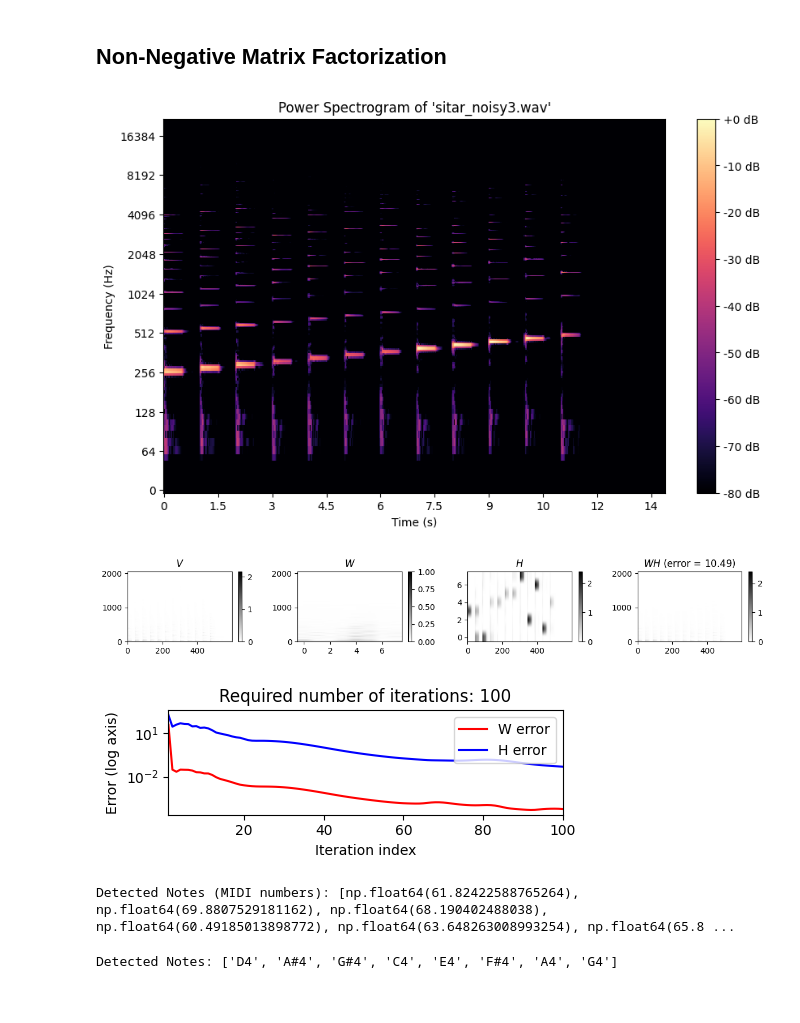
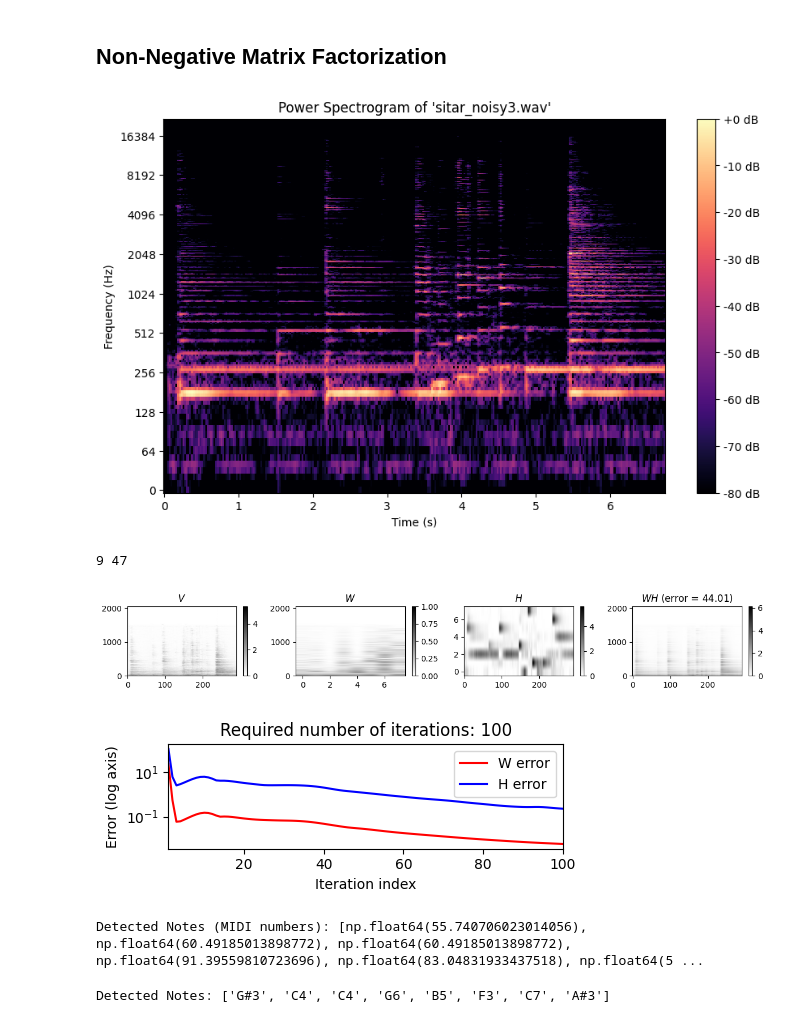
Before and after one commit to chefhaider/MPA_sitar, a Jupyter notebook: finale.ipynb, the cells around one changed output. Drawn from its saved outputs; the diff is of its cells as text; code cells hidden in the pictures.

```diff
--- a/finale.ipynb
+++ b/finale.ipynb
@@ -1051,27 +988,34 @@ def nmf(V, R, thresh=0.001, L=1000, W=None, H=None, norm=False, report=False):
 # %%
-sitar_path = "audio_files/sitar_notes.wav"
+sitar_path = "audio_files/sitar4_1.wav"
 piano_path = "audio_files/music_notes.wav"
-x, Fs = librosa.load(piano_path, sr=None)
+
+x, Fs = librosa.load(sitar_path, sr=None)
 # x, Fs = librosa.load(piano_path, sr=None)
 # Audio(x, rate=Fs)
 N = 2048 * 2
 H = N // 4
 hop = H
 n_fft = N
+# x_h, x_p = HPSS(x, 1024, 512, "hann", Fs, 0.2, 500)
+
 
 X = librosa.stft(x, n_fft=N, hop_length=H, win_length=N, window='hann', pad_mode='constant')
 Y = np.abs(X) ** 2
 
 plt.figure(figsize=(10, 6))
 librosa.display.specshow(librosa.amplitude_to_db(Y, ref=np.max),
                          sr=Fs, hop_length=H, x_axis='time', y_axis='log', cmap='magma')
 plt.colorbar(format="%+2.0f dB")
 plt.title("Power Spectrogram of 'sitar_noisy3.wav'")
 plt.xlabel("Time (s)")
 plt.ylabel("Frequency (Hz)")
 plt.show()
 # %% [output]
-[figure, old version]
+[figure, new version]
+# %%
+x_h, x_p = HPSS(x, N, H, "hann", Fs, 0.2, 500)
+# %% [output]
+9 47
 # %%
 V = np.log(1 + np.abs(X))
 K = V.shape[0]
@@ -1104,8 +1048,8 @@ plt.xlim([1, num_iter])
 plt.legend()
 plt.tight_layout()
 # %% [output]
-[figure, old version]
+[figure, new version]
-[figure, old version]
+[figure, new version]
 # %%
 # post processing
 
@@ -1125,7 +1069,7 @@ for r in range(R):
 
 print("Detected Notes (MIDI numbers):", note_pitches)
 # %% [output]
-Detected Notes (MIDI numbers): [np.float64(61.82422588765264), np.float64(69.8807529181162), np.float64(68.190402488038), np.float64(60.49185013898772), np.float64(63.648263008993254), np.float64(65.8 ...
+Detected Notes (MIDI numbers): [np.float64(55.740706023014056), np.float64(60.49185013898772), np.float64(60.49185013898772), np.float64(91.39559810723696), np.float64(83.04831933437518), np.float64(5 ...
 # %%
 note_names = ["C", "C#", "D", "D#", "E", "F", "F#", "G", "G#", "A", "A#", "B"]
 notes = []
@@ -1139,4 +1083,4 @@ for midi in note_pitches:
 
 print("Detected Notes:", notes)
 # %% [output]
-Detected Notes: ['D4', 'A#4', 'G#4', 'C4', 'E4', 'F#4', 'A4', 'G4']
+Detected Notes: ['G#3', 'C4', 'C4', 'G6', 'B5', 'F3', 'C7', 'A#3']
```
Also changed, not shown: parts of 4 cells of this notebook.
